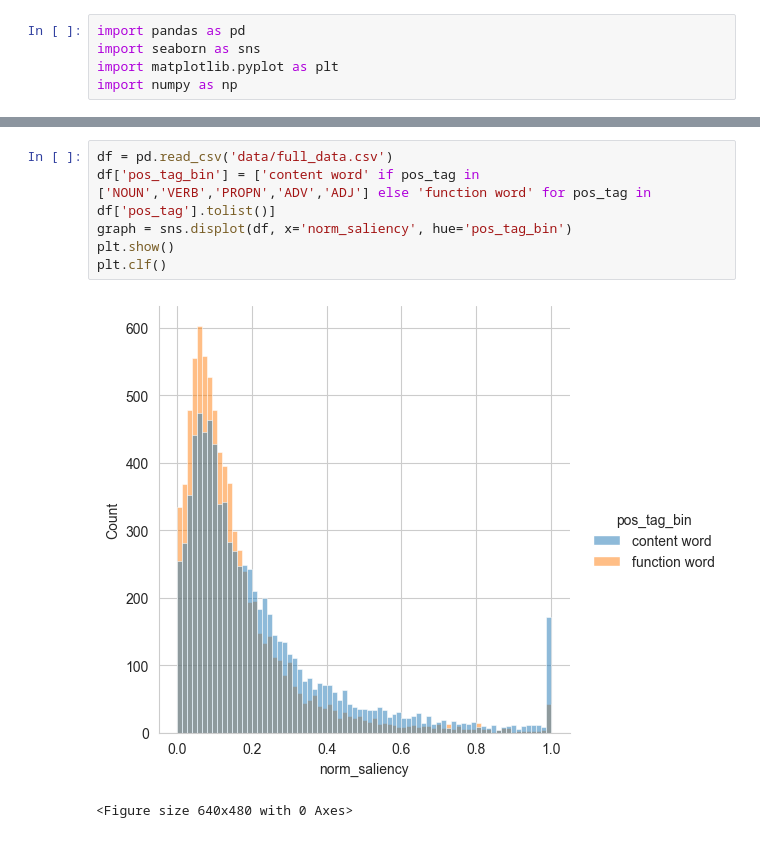
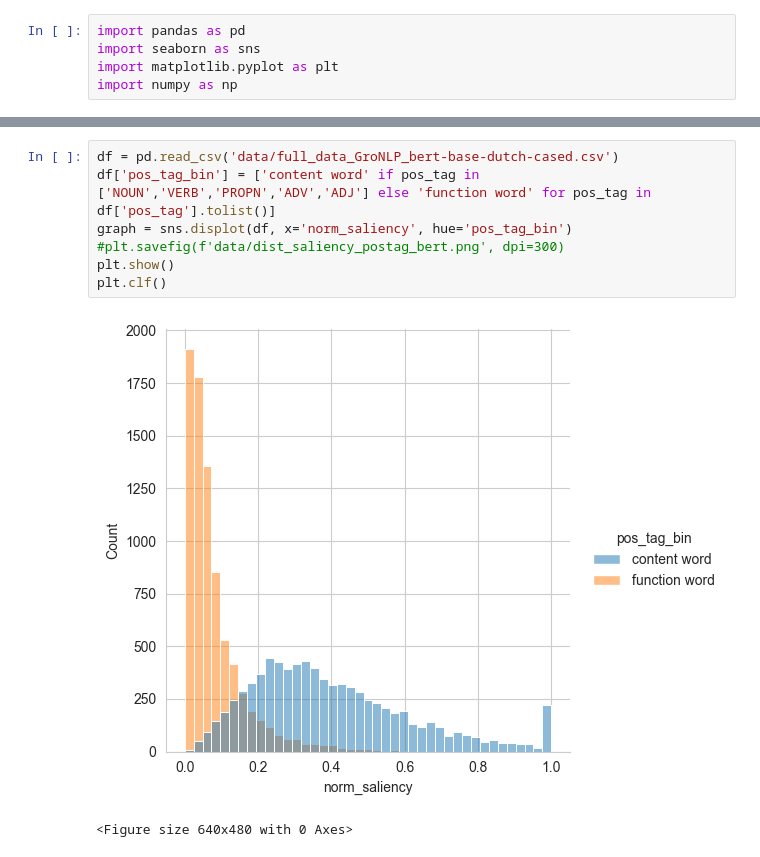
Before and after one commit to dritlopes/bionic_reading, a Jupyter notebook: visualisations.ipynb, the cells around one changed output, grey strips where cells are left out. Cells and saved outputs as stored; diff of their text form.

```diff
--- a/visualisations.ipynb
+++ b/visualisations.ipynb
@@ -18,9 +36,10 @@ plt.clf()
 # %%
-df = pd.read_csv('data/full_data.csv')
+df = pd.read_csv('data/full_data_GroNLP_bert-base-dutch-cased.csv')
 df['pos_tag_bin'] = ['content word' if pos_tag in ['NOUN','VERB','PROPN','ADV','ADJ'] else 'function word' for pos_tag in df['pos_tag'].tolist()]
 graph = sns.displot(df, x='norm_saliency', hue='pos_tag_bin')
+#plt.savefig(f'data/dist_saliency_postag_bert.png', dpi=300)
 plt.show()
 plt.clf()
 # %% [output]
-[figure, old version]
+[figure, new version]
 <Figure size 640x480 with 0 Axes>
```
Also changed, not shown: parts of 6 cells of this notebook, 2 other files.
